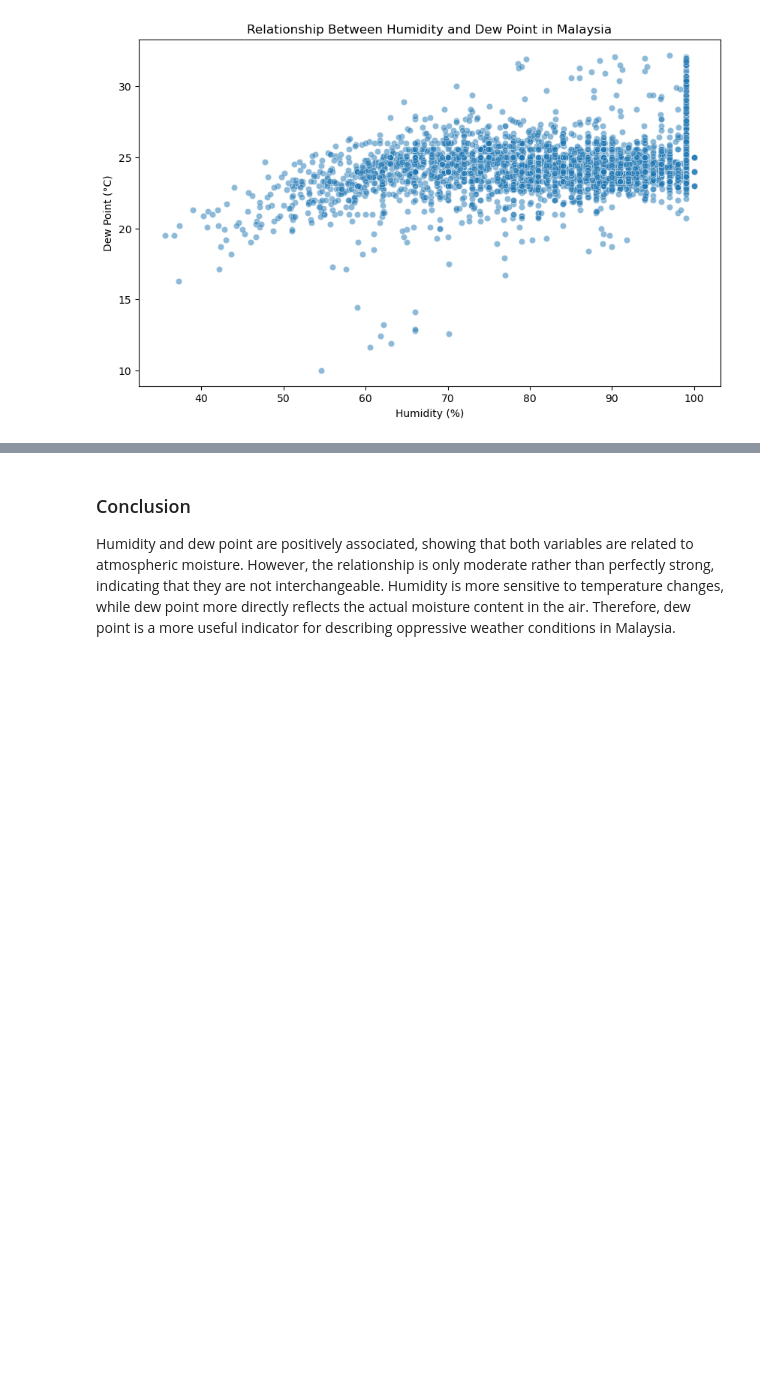
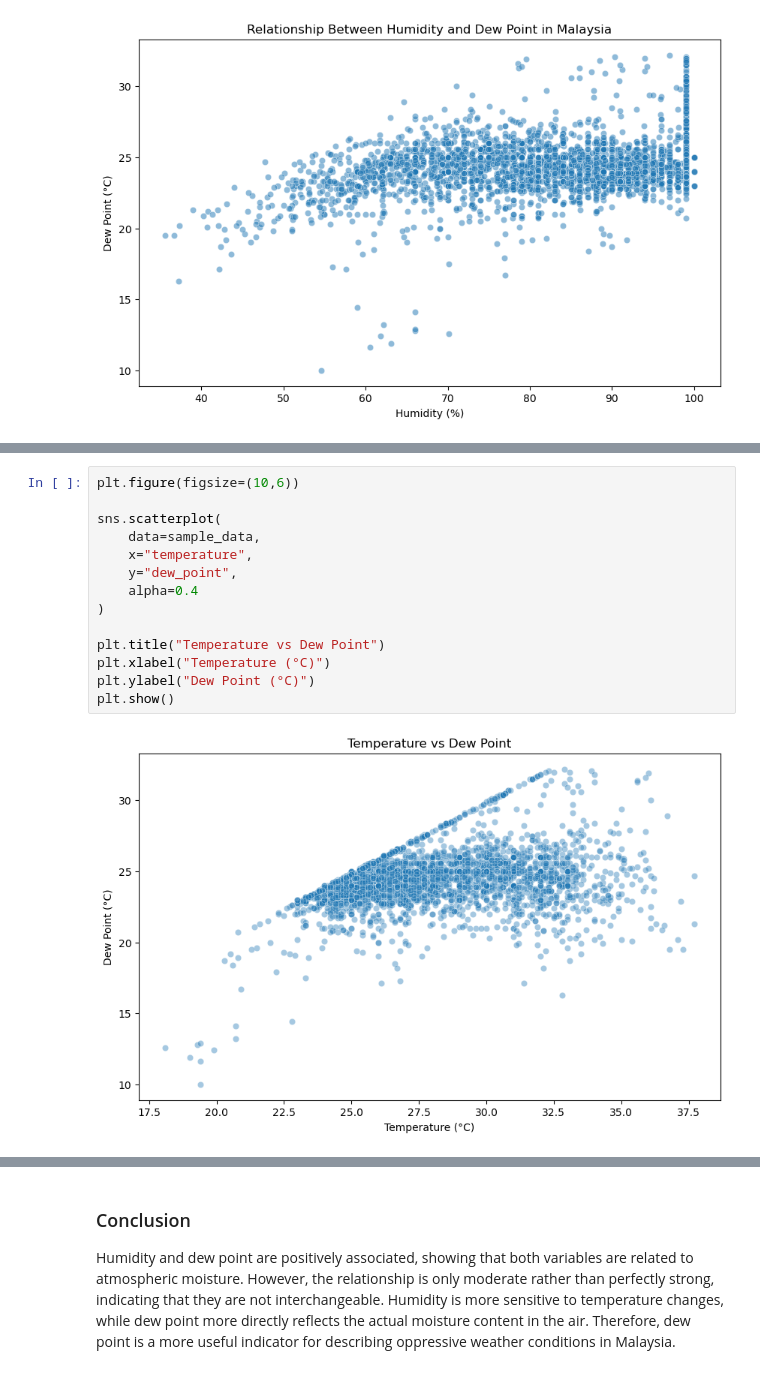
Before and after one commit to hyue3463-cloud/MWF-G2, a Jupyter notebook: weather_project.ipynb, the cells around one changed output, grey strips where cells are left out. Cells and saved outputs as stored; diff of their text form; blank space fills up the shorter version.

```diff
--- a/weather_project.ipynb
+++ b/weather_project.ipynb
@@ -35,0 +62,16 @@ plt.show()
+# %%
+plt.figure(figsize=(10,6))
+
+sns.scatterplot(
+    data=sample_data,
+    x="temperature",
+    y="dew_point",
+    alpha=0.4
+)
+
+plt.title("Temperature vs Dew Point")
+plt.xlabel("Temperature (°C)")
+plt.ylabel("Dew Point (°C)")
+plt.show()
+# %% [output]
+[figure, added]
```
Also changed, not shown: parts of 5 cells of this notebook.
